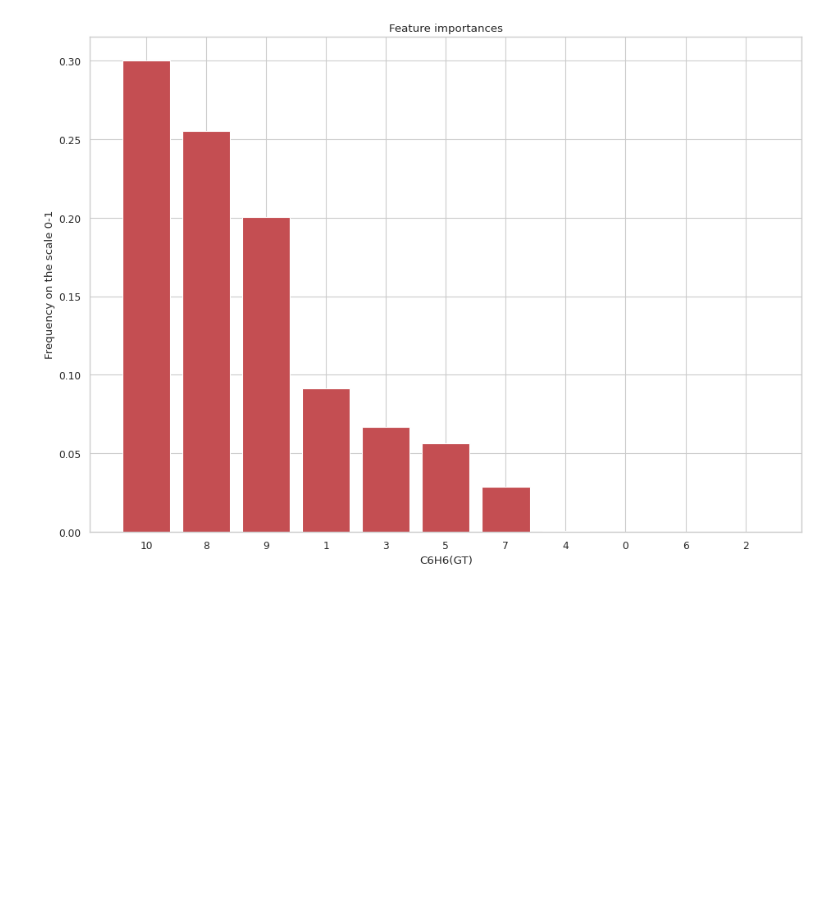
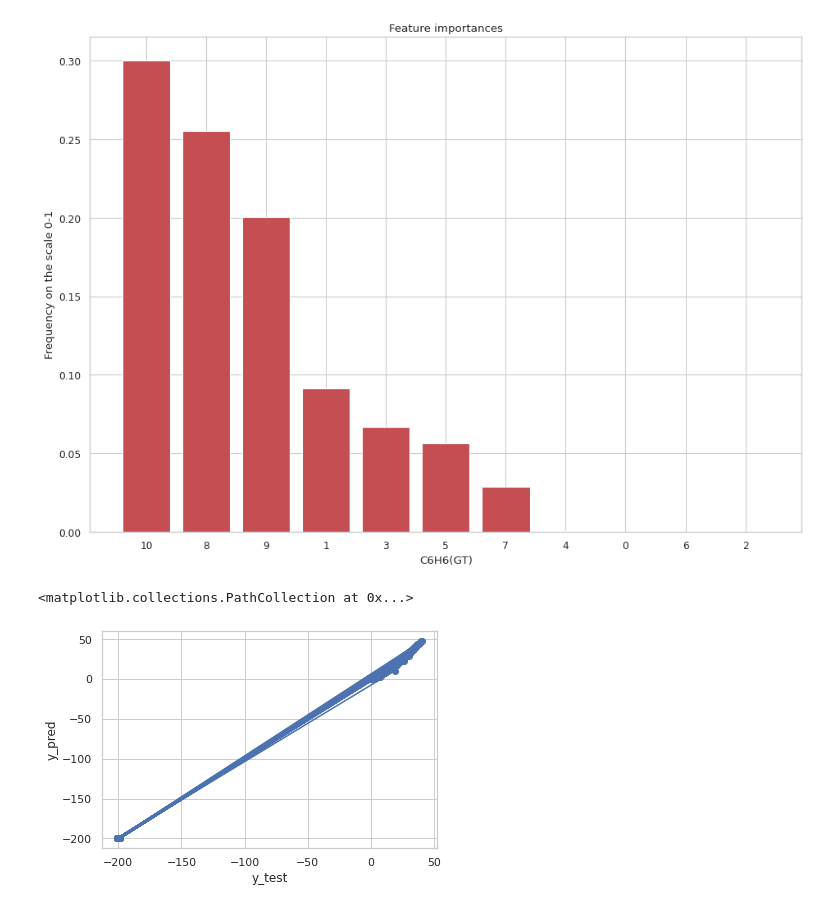
Before and after one commit to bdafahim/AI_Assignment, a Jupyter notebook: Air_Quality_Index_Linear_Regression.ipynb, the cells around one changed output. Drawn from its saved outputs; the diff is of its cells as text; code cells hidden in the pictures; blank space fills up the shorter version.

```diff
--- a/Air_Quality_Index_Linear_Regression.ipynb
+++ b/Air_Quality_Index_Linear_Regression.ipynb
@@ -159,3 +159,11 @@ plt.xticks(range(X_train.shape[1]), indecis)
 plt.show()
 # %% [output]
 [figure]
+# %%
+plt.plot(y_pred, y_test)
+plt.xlabel("y_test")
+plt.ylabel("y_pred")
+plt.scatter(y_pred,y_test)
+# %% [output]
+<matplotlib.collections.PathCollection at 0x...>
+[figure, added]
```
